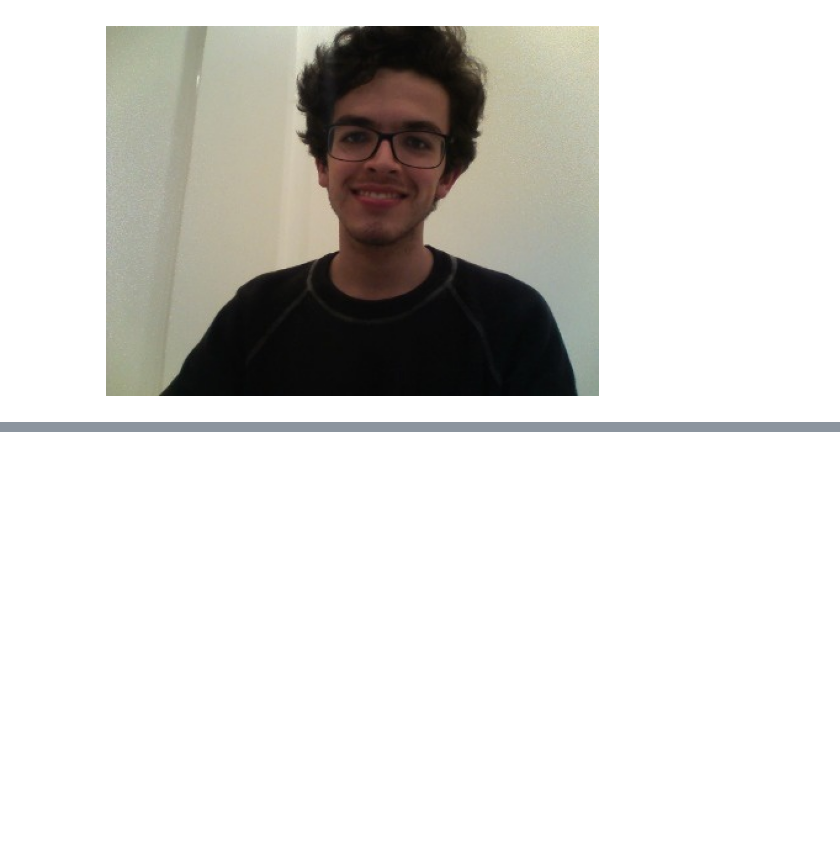
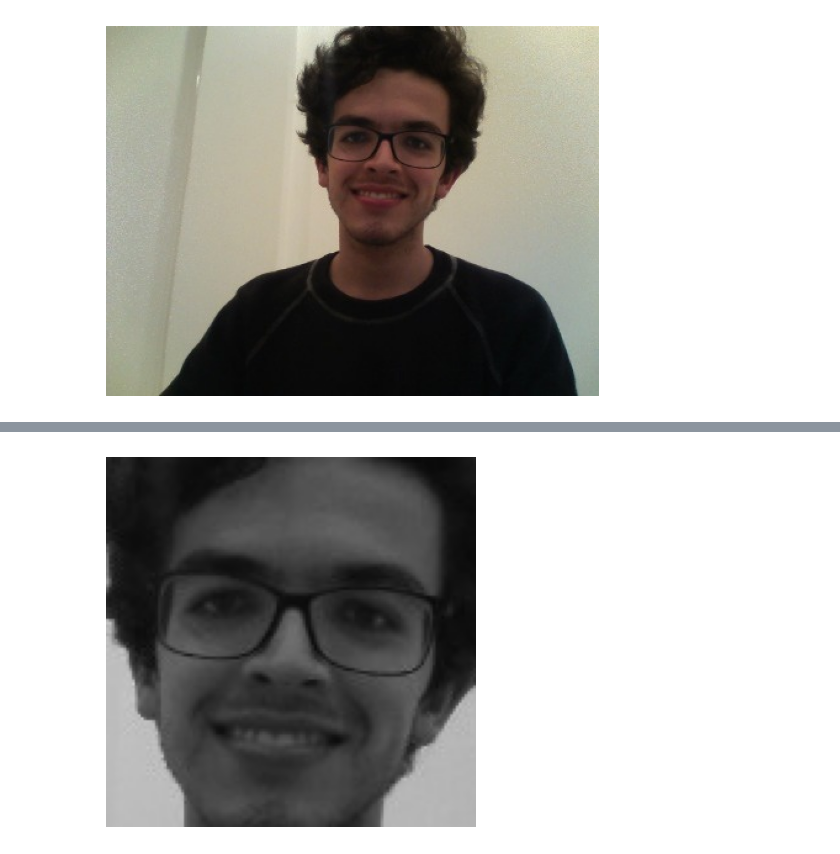
Before and after one commit to danielcasanova12/CNN_FER-Facial_Expression_Recognition, a Jupyter notebook: fer.ipynb, the cells around one changed output, grey strips where cells are left out. Saved outputs shown, nothing was run; the diff lists cells and outputs as text; code cells hidden in the pictures; blank space fills up the shorter version.

```diff
--- a/fer.ipynb
+++ b/fer.ipynb
@@ -92,6 +113,8 @@ cinza.shape
 # Definir ROI para a primeira face detectada
 roi = cinza[40:40 + 128, 162:162 + 128]
 # %%
-cv2_imshow(roi)
+show_image_with_matplotlib(roi)
+# %% [output]
+[figure, added]
 # %%
 roi.shape
```
Also changed, not shown: parts of 27 cells of this notebook, 1 other file.
